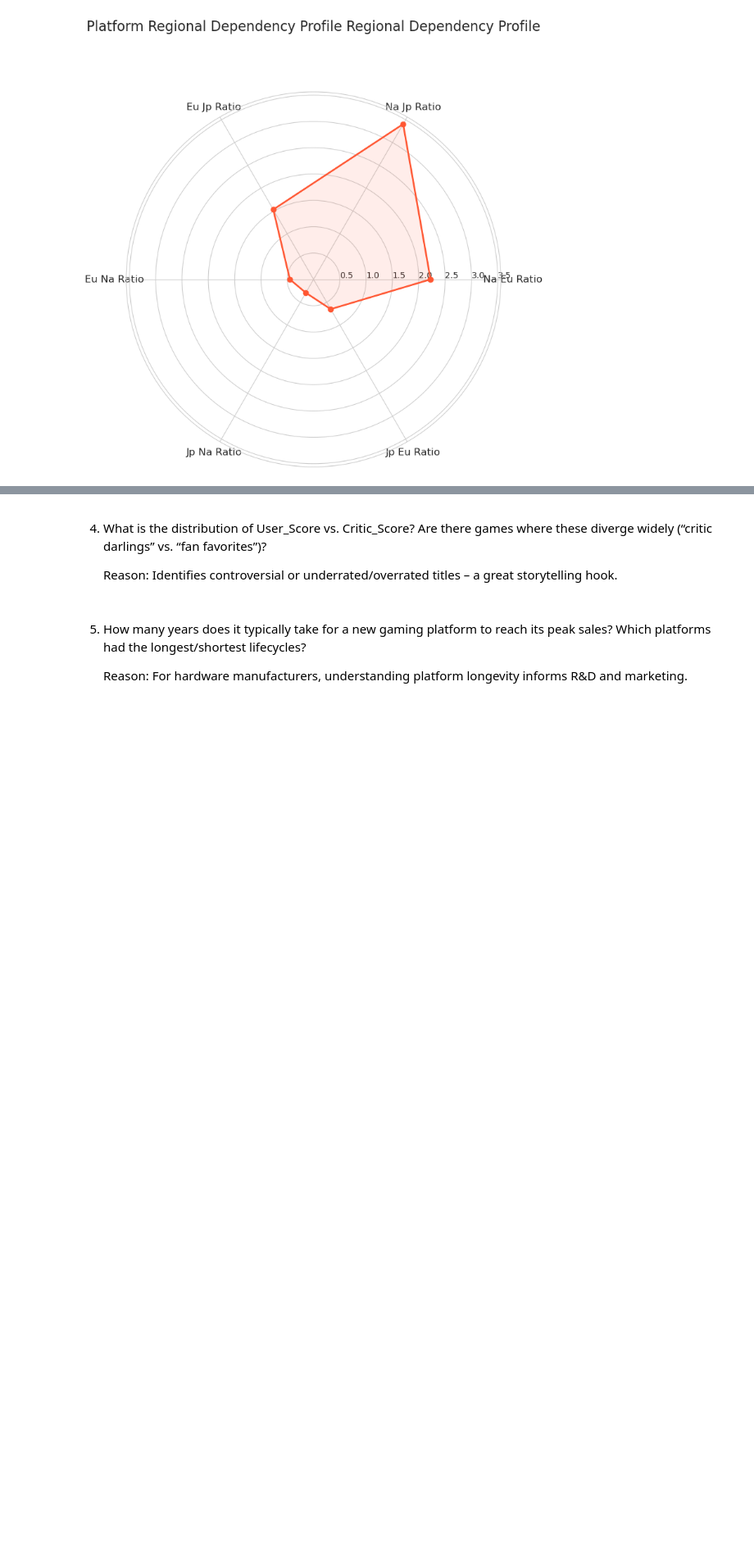
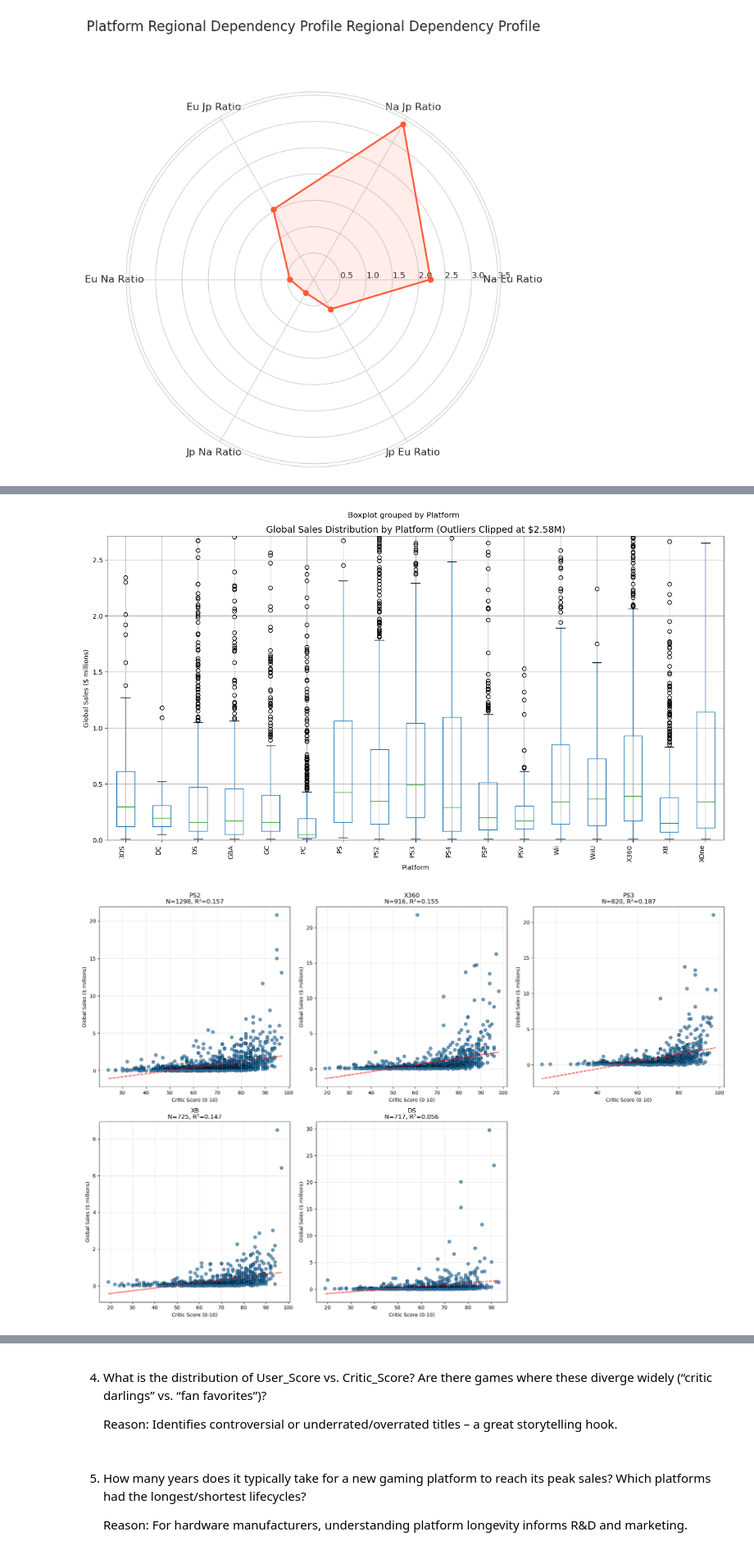
Before and after one commit to RacerBeats/DATA_ANALYTICS_FINAL_PROJ, a Jupyter notebook: Gaming sales project/game_analysis.ipynb, the cells around one changed output, grey strips where cells are left out. Shown at 82% size. Cells and saved outputs as stored; diff of their text form; code cells hidden in the pictures; blank space fills up the shorter version.

```diff
--- a/Gaming sales project/game_analysis.ipynb
+++ b/Gaming sales project/game_analysis.ipynb
@@ -538,0 +746,68 @@ This means that role playing games have quite the even appeal in both North Amer
+# %%
+import numpy as np
+from sklearn.linear_model import LinearRegression
+
+# Find max sales excluding top 1% outliers (to handle Wii Sports)
+sales_threshold = valid_data['Global_Sales'].quantile(0.95)
+
+# Step 4a: Refined boxplot with clipped y-axis
+plt.figure(figsize=(14, 8))
+ax = valid_data.boxplot(column='Global_Sales', by='Platform', ax=plt.gca(), grid=True)
+plt.title('Global Sales Distribution by Platform (Outliers Clipped at $' +
+          str(np.round(sales_threshold,2)) + 'M)', fontsize=14)
+plt.xlabel('Platform')
+plt.ylabel('Global Sales ($ millions)')
+plt.xticks(rotation=90, ha='right')
+plt.ylim(0, sales_threshold * 1.05)  # Cut off extreme outliers
+
+for patch in ax.patches:
+    patch.set_edgecolor('#2c3e50')
+
+for child in ax.get_yaxis().get_majorticklines():
+    child.set_color('black')
+
+plt.tight_layout()
+
+
+# Step 4b: Scatter plots separated by platform in a subplot grid (top platforms only)
+fig, axes = plt.subplots(2, 3, figsize=(18, 12))
+axes = axes.flatten()
+
+# Get top 5 platforms by number of games (from Step 3's output)
+# Extract N_Games and Platform from the previous output
+top_platforms = platform_corr_df.nlargest(5, 'N_Games')['Platform'].tolist()
+
+
+for idx, platform in enumerate(top_platforms):
+    if idx >= 6:
+        break
+
+    platform_data = valid_data[valid_data['Platform'] == platform]
+
+    # Create scatter with regression trend line for this platform only
+    ax = axes[idx]
+    ax.scatter(platform_data['Critic_Score'],
+               platform_data['Global_Sales'],
+               alpha=0.7, s=40, edgecolors='black', linewidth=0.5)
+
+    X_p = platform_data['Critic_Score'].values.reshape(-1, 1)
+    y_p = platform_data['Global_Sales'].values
+    model_p = LinearRegression()
+    model_p.fit(X_p, y_p)
+    ax.plot(platform_data['Critic_Score'], model_p.predict(X_p),
+            color='red', linestyle='--', alpha=0.7)
+
+    # Format title and axes
+    ax.set_title(f'{platform}\nN={len(platform_data)}, R²={model_p.score(X_p, y_p):.3f}', fontsize=12)
+    ax.set_xlabel('Critic Score (0-10)')
+    ax.set_ylabel('Global Sales ($ millions)')
+    ax.grid(True, alpha=0.3)
+
+# Hide empty subplots
+for idx in range(len(top_platforms), 6):
+    axes[idx].axis('off')
+
+plt.tight_layout()
+# %% [output]
+[figure, added]
+[figure, added]
```
Also changed, not shown: parts of 14 cells of this notebook.
